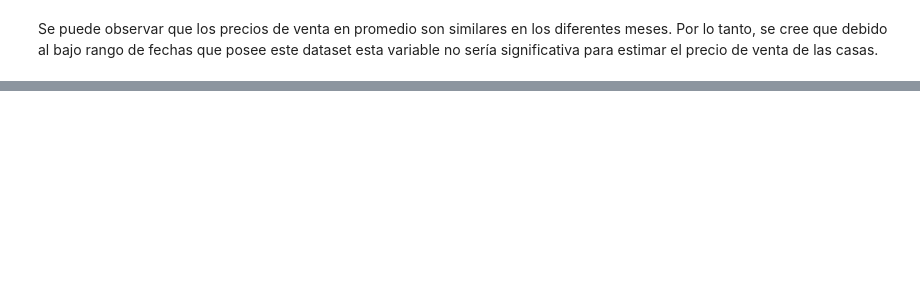
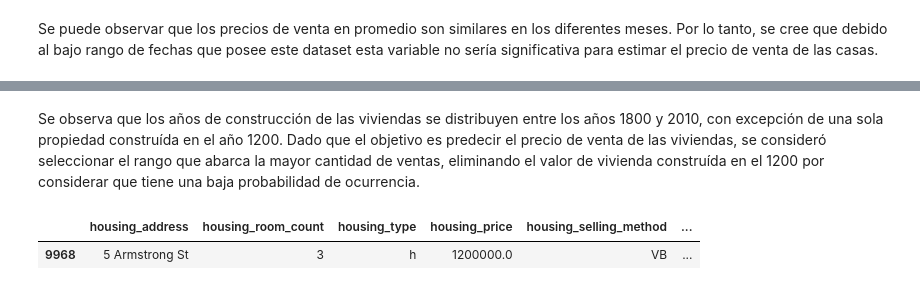
Before and after one commit to benjaminocampo/DataCuration, a Jupyter notebook: notebooks/exploration/melbourne_exploration.ipynb, the cells around one changed output, grey strips where cells are left out. Cells and saved outputs as stored; diff of their text form; code cells hidden in the pictures; blank space fills up the shorter version.

```diff
--- a/notebooks/exploration/melbourne_exploration.ipynb
+++ b/notebooks/exploration/melbourne_exploration.ipynb
@@ -935,0 +944,7 @@ Se puede observar que los precios de venta en promedio son similares en los dife
+# %% [markdown]
+Se observa que los años de construcción de las viviendas se distribuyen entre los años 1800 y 2010, con excepción de una sola propiedad construída en el año 1200. Dado que el objetivo es predecir el precio de venta de las viviendas, se consideró seleccionar el rango que abarca la mayor cantidad de ventas, eliminando el valor de vivienda construída en el 1200 por considerar que tiene una baja probabilidad de ocurrencia.
+# %%
+melb_housing_df[melb_housing_df['housing_year_built']<1800]
+# %% [output]
+|  | housing_address | housing_room_count | housing_type | housing_price | housing_selling_method | ... |
+| 9968 | 5 Armstrong St | 3 | h | 1200000.0 | VB | ... |
```
Also changed, not shown: parts of 11 cells of this notebook.
